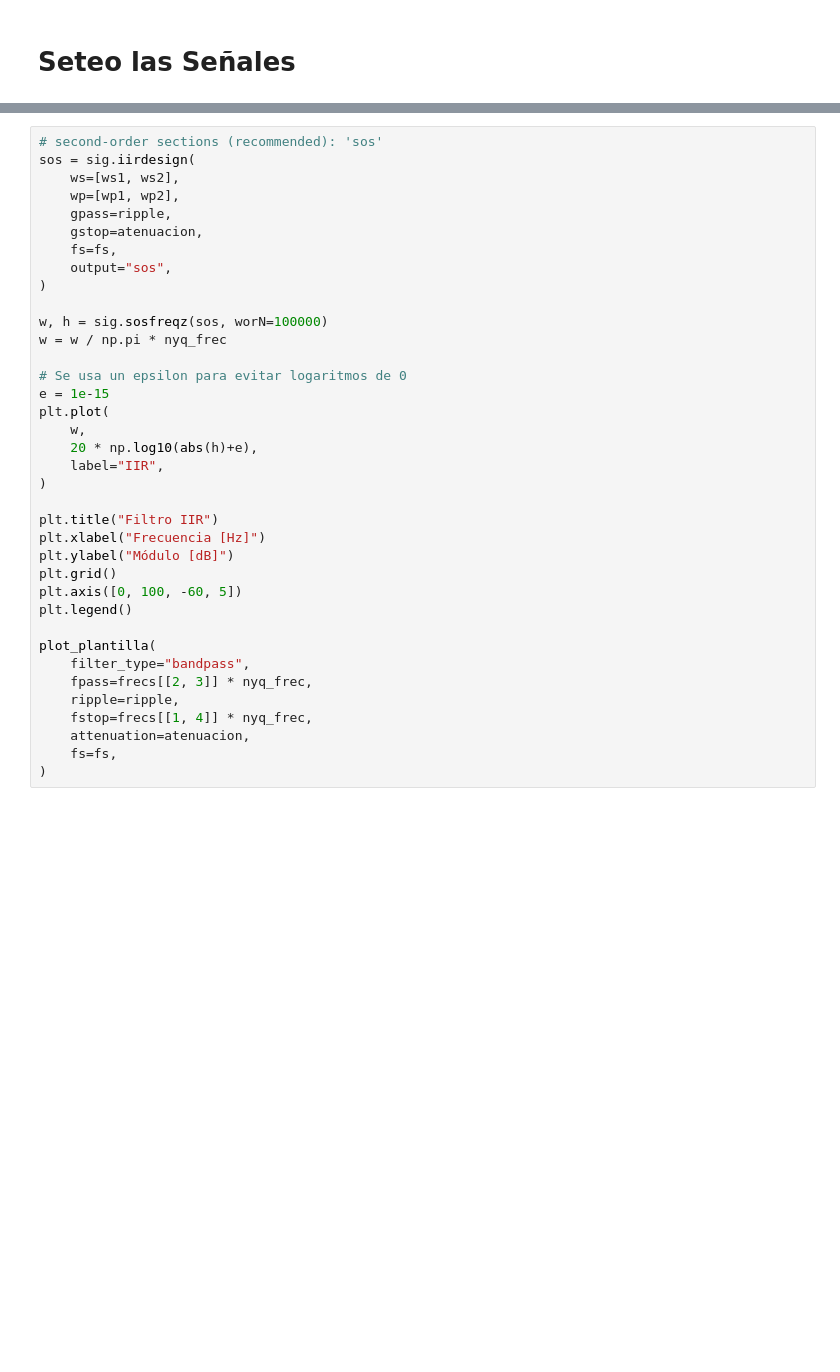
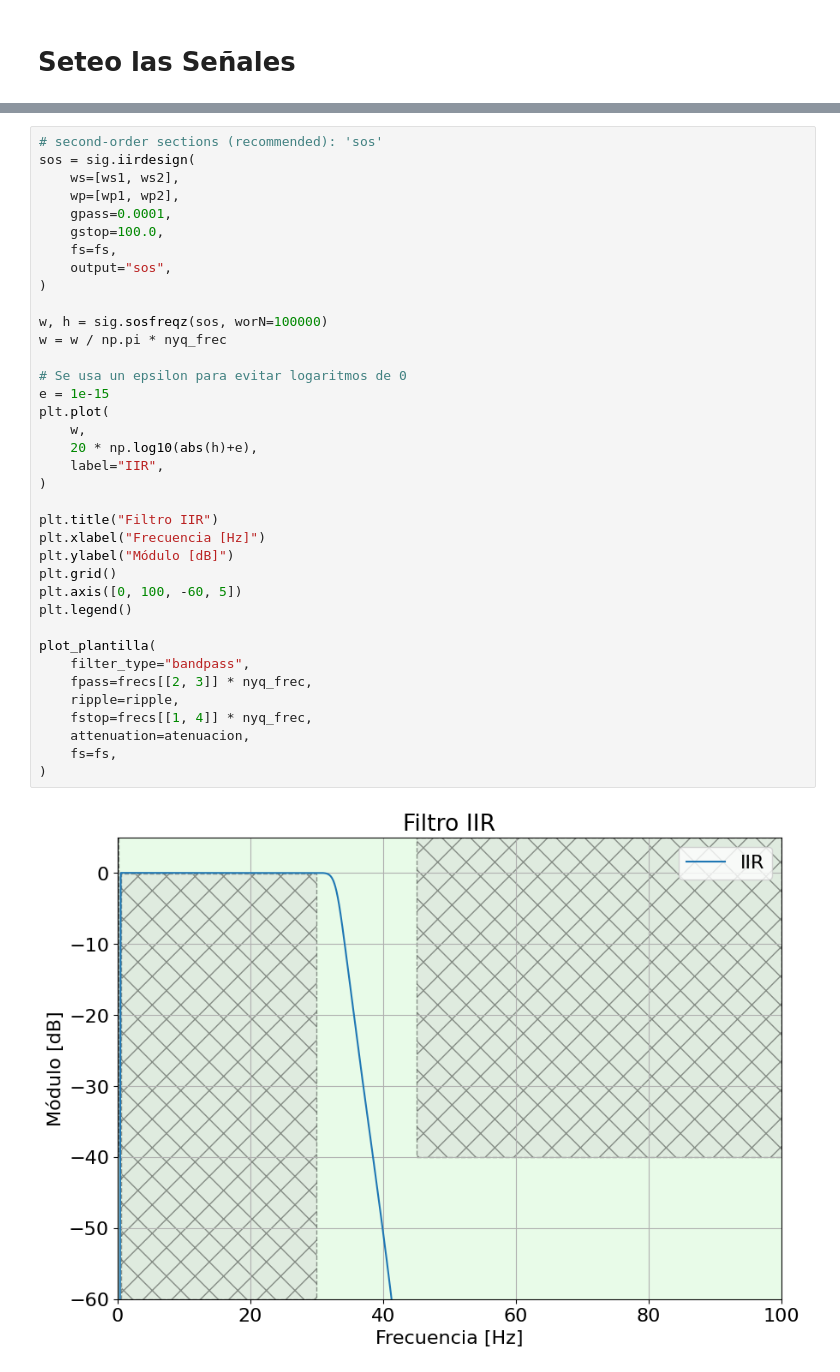
Before and after one commit to federico-b-ee/PDS-2024, a Jupyter notebook: TS9/notebook.ipynb, the cells around one changed output, grey strips where cells are left out. Saved outputs shown, nothing was run; the diff lists cells and outputs as text; blank space fills up the shorter version.

```diff
--- a/TS9/notebook.ipynb
+++ b/TS9/notebook.ipynb
@@ -123,35 +162,37 @@ Utilizando `iirdesign` con el parametro "sos" (second order sections).
 sos = sig.iirdesign(
     ws=[ws1, ws2],
     wp=[wp1, wp2],
-    gpass=ripple,
-    gstop=atenuacion,
+    gpass=0.0001,
+    gstop=100.0,
     fs=fs,
     output="sos",
 )
 
 w, h = sig.sosfreqz(sos, worN=100000)
 w = w / np.pi * nyq_frec
 
 # Se usa un epsilon para evitar logaritmos de 0
 e = 1e-15
 plt.plot(
     w,
     20 * np.log10(abs(h)+e),
     label="IIR",
 )
 
 plt.title("Filtro IIR")
 plt.xlabel("Frecuencia [Hz]")
 plt.ylabel("Módulo [dB]")
 plt.grid()
 plt.axis([0, 100, -60, 5])
 plt.legend()
 
 plot_plantilla(
     filter_type="bandpass",
     fpass=frecs[[2, 3]] * nyq_frec,
     ripple=ripple,
     fstop=frecs[[1, 4]] * nyq_frec,
     attenuation=atenuacion,
     fs=fs,
 )
+# %% [output]
+[figure, added]
```
Also changed, not shown: parts of 15 cells of this notebook.
